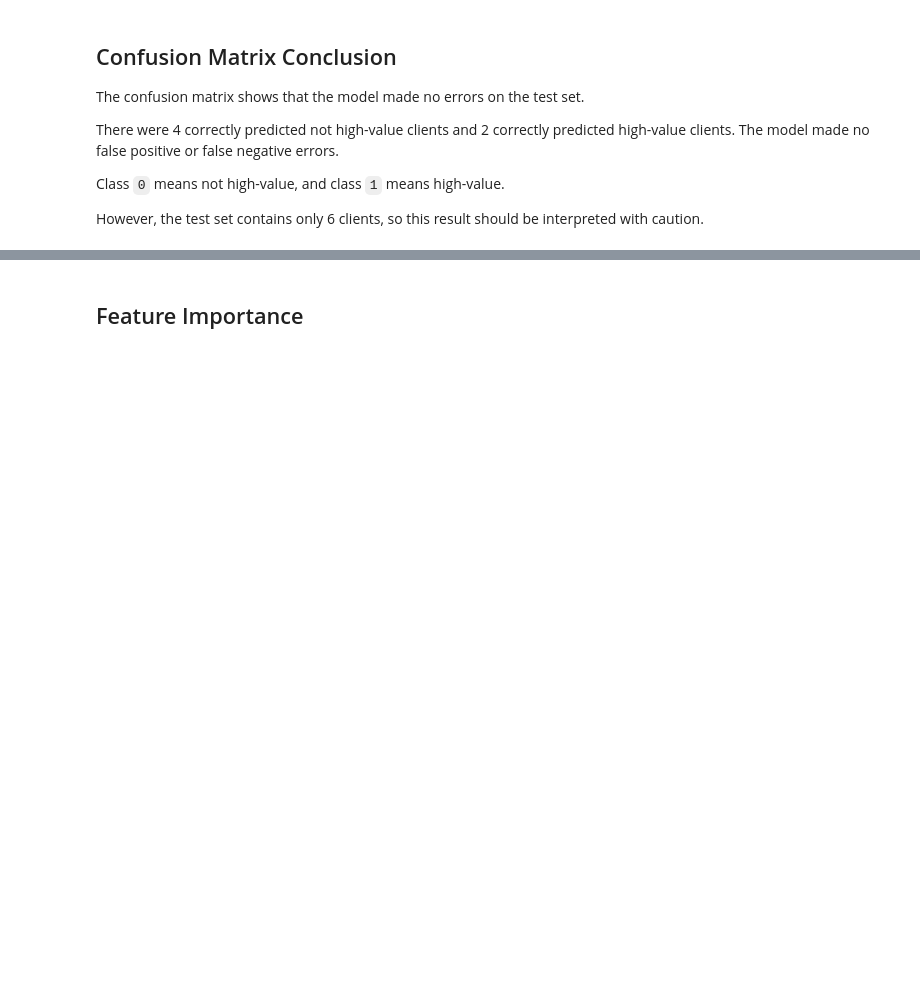
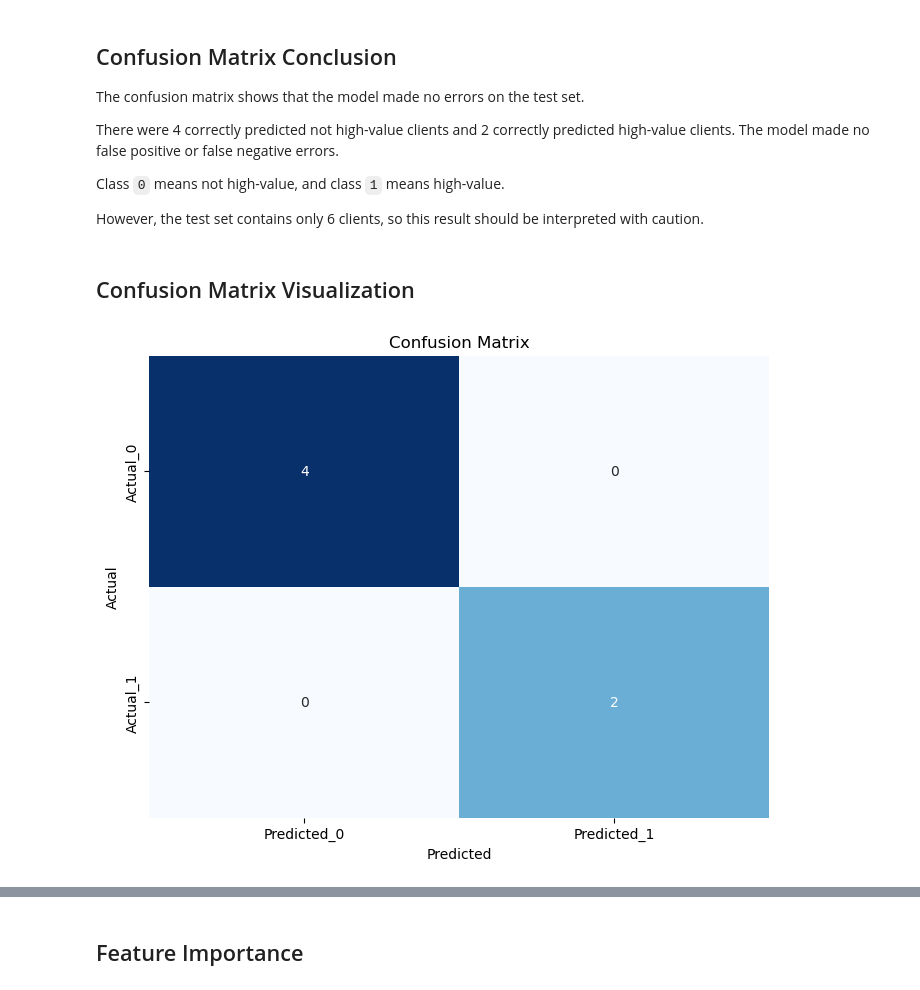
Before and after one commit to timur-rimsky/high-value-client-prediction, a Jupyter notebook: high_value_client_prediction.ipynb, the cells around one changed output, grey strips where cells are left out. Cells and saved outputs as stored; diff of their text form; code cells hidden in the pictures; blank space fills up the shorter version.

```diff
--- a/high_value_client_prediction.ipynb
+++ b/high_value_client_prediction.ipynb
@@ -299,3 +418,23 @@ There were 4 correctly predicted not high-value clients and 2 correctly predicte
 Class `0` means not high-value, and class `1` means high-value.
 
 However, the test set contains only 6 clients, so this result should be interpreted with caution.
+# %% [markdown]
+## Confusion Matrix Visualization
+# %%
+plt.figure(figsize=(8, 6))
+
+sns.heatmap(
+    confusion_table,
+    annot=True,
+    fmt="d",
+    cmap="Blues",
+    cbar=False
+)
+
+plt.title("Confusion Matrix")
+plt.xlabel("Predicted")
+plt.ylabel("Actual")
+
+plt.show()
+# %% [output]
+[figure, added]
```
Also changed, not shown: parts of 16 cells of this notebook.
